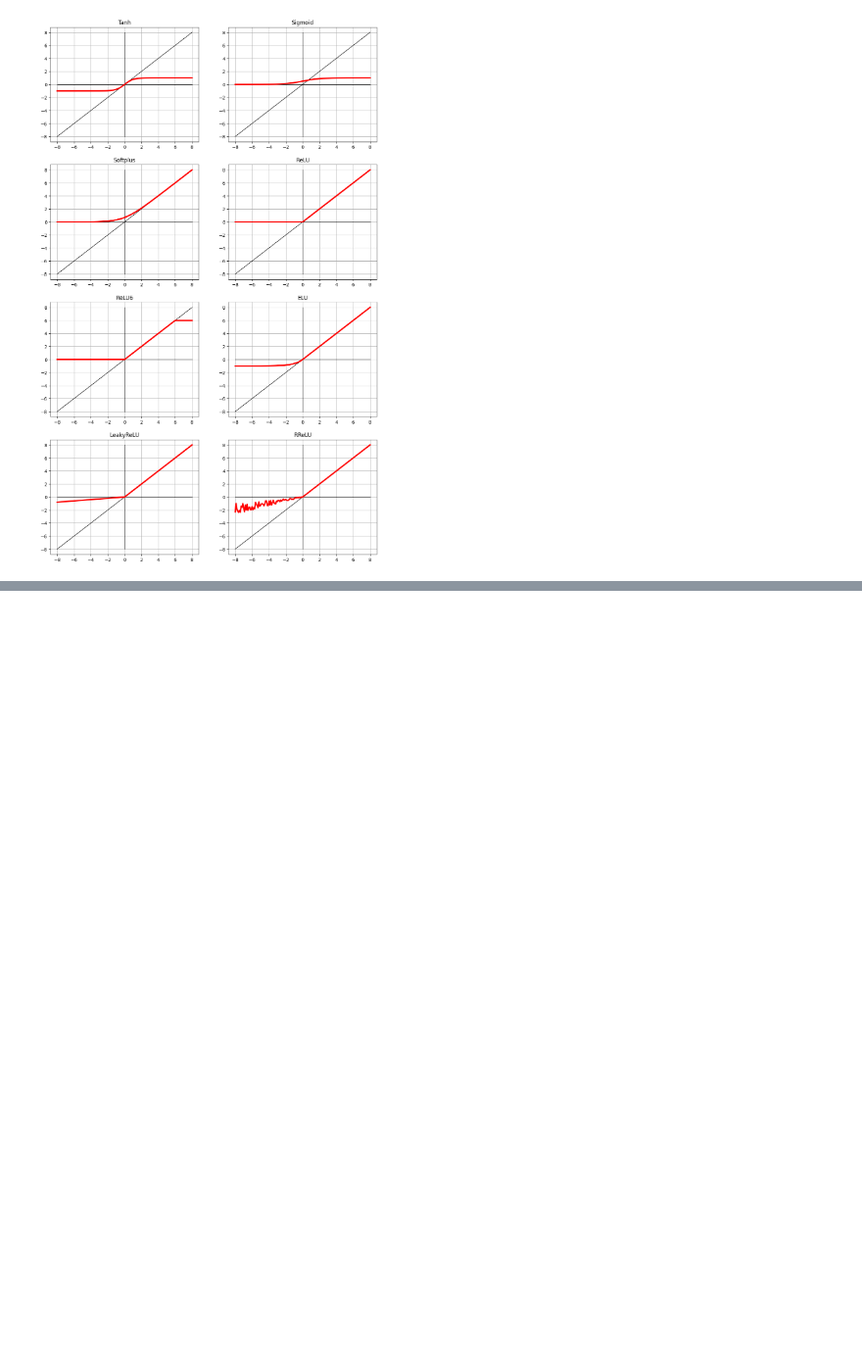
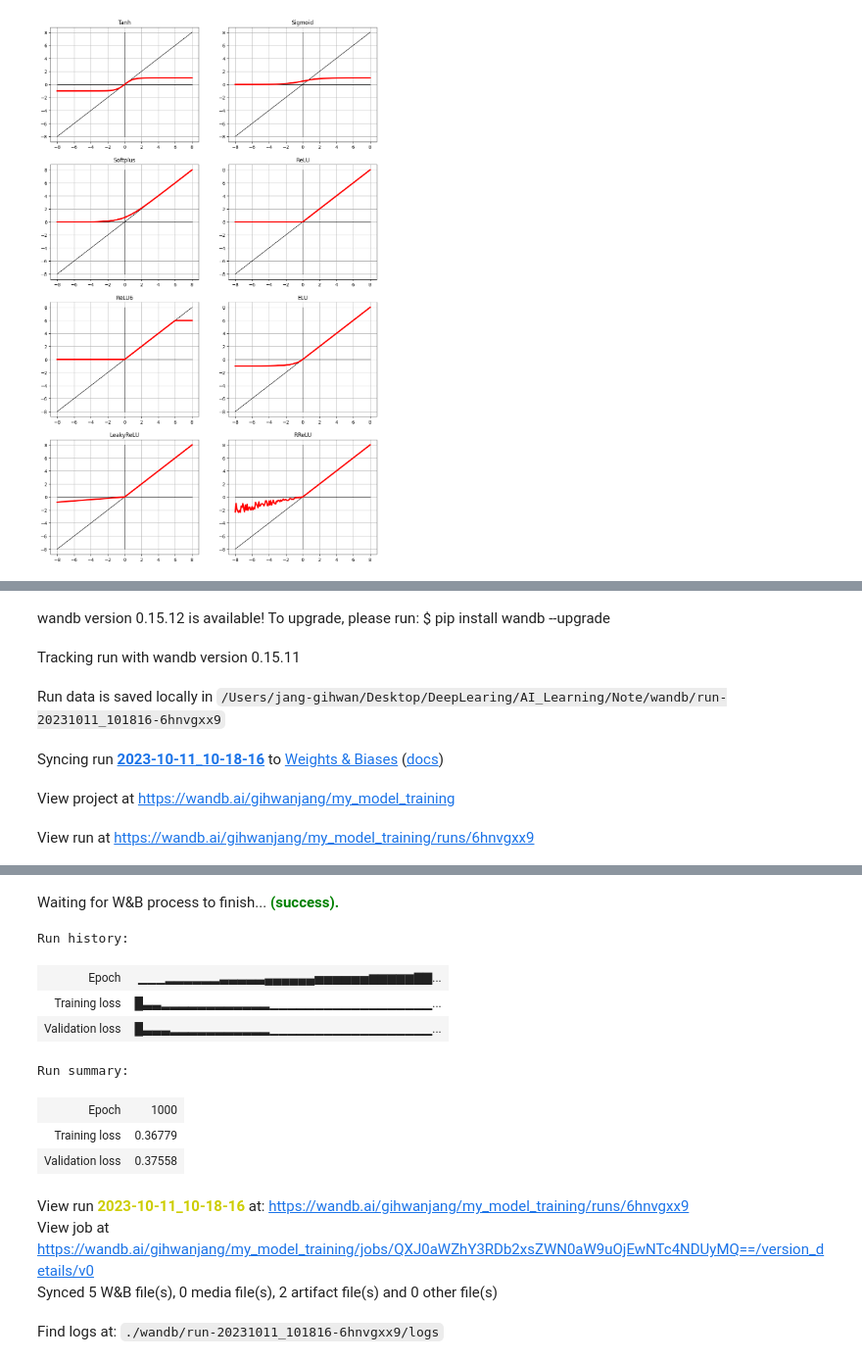
Before and after one commit to gihwanJang/DeepLearning_Class, a Jupyter notebook: Note/_04_fcn_and_training.ipynb, the cells around one changed output, grey strips where cells are left out. Shown at 98% size. Cells and saved outputs as stored; diff of their text form; code cells hidden in the pictures; blank space fills up the shorter version.

```diff
--- a/Note/_04_fcn_and_training.ipynb
+++ b/Note/_04_fcn_and_training.ipynb
@@ -238,0 +535,6 @@ plt.show()
+# %%
+def get_model_and_optimizer():
+    my_model = MyModel(n_input=8, n_output=1)
+    optimizer = optim.SGD(my_model.parameters(), lr=wandb.config.learning_rate)
+
+    return my_model, optimizer
@@ -238,0 +582,46 @@ plt.show()
+# %%
+def main(epochs, batch_size):
+    current_time_str = datetime.now().astimezone().strftime('%Y-%m-%d_%H-%M-%S')
+
+    config = {
+        'epochs': epochs,
+        'batch_size': batch_size,
+        'learning_rate': 1e-3,
+        'n_hidden_unit_list': [20, 20],
+    }
+
+    wandb.init(
+        mode="online",
+        project="my_model_training",
+        notes="My first wandb experiment",
+        tags=["my_model", "california_housing"],
+        name=current_time_str,
+        config=config
+    )
+    print(wandb.config)
+
+    train_data_loader, validation_data_loader = get_data()
+
+    linear_model, optimizer = get_model_and_optimizer()
+
+    wandb.watch(linear_model)
+
+    print("#" * 50, 1)
+
+    training_loop(
+        model=linear_model,
+        optimizer=optimizer,
+        train_data_loader=train_data_loader,
+        validation_data_loader=validation_data_loader
+    )
+    wandb.finish()
+# %%
+if __name__ == "__main__":
+    main(1000,512)
+# %% [output]
+wandb version 0.15.12 is available! To upgrade, please run: $ pip install wandb --upgrade
+Tracking run with wandb version 0.15.11
+Run data is saved locally in /Users/jang-gihwan/Desktop/DeepLearing/AI_Learning/Note/wandb/run-20231011_101816-6hnvgxx9
+Syncing run 2023-10-11_10-18-16 to Weights & Biases (docs)
+View project at https://wandb.ai/gihwanjang/my_model_training
+View run at https://wandb.ai/gihwanjang/my_model_training/runs/6hnvgxx9
@@ -238,0 +642,13 @@ plt.show()
+Waiting for W&B process to finish... (success).
+Run history:
+| Epoch | ▁▁▁▂▂▂▂▂▂▃▃▃▃▃▄▄▄▄▄▄▅▅▅▅▅▅▆▆▆▆▆▇▇... |
+| Training loss | █▃▃▂▂▂▂▂▂▂▂▂▂▂▂▁▁▁▁▁▁▁▁▁▁▁▁▁▁▁▁▁▁... |
+| Validation loss | █▃▃▃▂▂▂▂▂▂▂▂▂▂▂▁▁▁▁▁▁▁▁▁▁▁▁▁▁▁▁▁▁... |
+Run summary:
+| Epoch | 1000 |
+| Training loss | 0.36779 |
+| Validation loss | 0.37558 |
+View run 2023-10-11_10-18-16 at: https://wandb.ai/gihwanjang/my_model_training/runs/6hnvgxx9
+View job at https://wandb.ai/gihwanjang/my_model_training/jobs/QXJ0aWZhY3RDb2xsZWN0aW9uOjEwNTc4NDUyMQ==/version_details/v0
+Synced 5 W&B file(s), 0 media file(s), 2 artifact file(s) and 0 other file(s)
+Find logs at: ./wandb/run-20231011_101816-6hnvgxx9/logs
```
Also changed, not shown: parts of 22 cells of this notebook, 1 other file.
